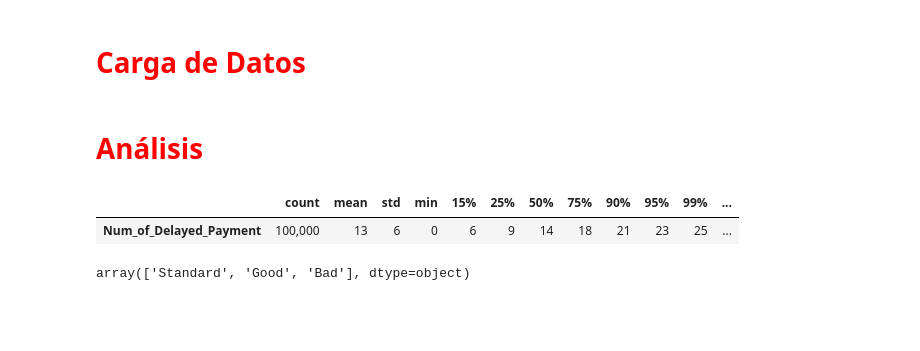
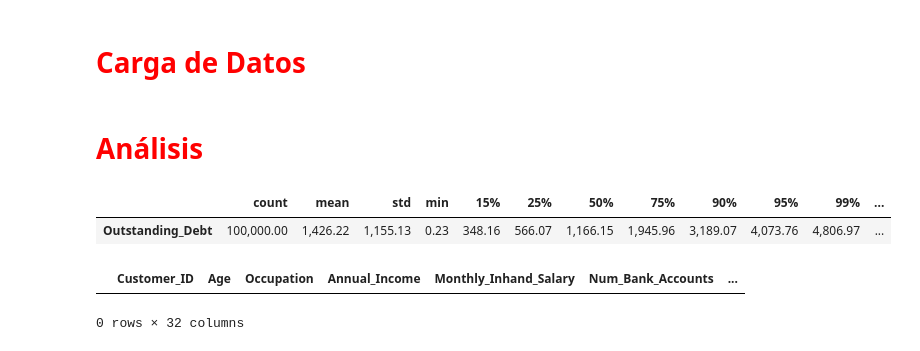
Before and after one commit to adoljc87/SCORE, a Jupyter notebook: notebooks/0_UNIVARIATE_ANALYSIS/14_Outstanding_Debt.ipynb, the cells around one changed output. Drawn from its saved outputs; the diff is of its cells as text; code cells hidden in the pictures; blank space fills up the shorter version.

```diff
--- a/notebooks/0_UNIVARIATE_ANALYSIS/14_Outstanding_Debt.ipynb
+++ b/notebooks/0_UNIVARIATE_ANALYSIS/14_Outstanding_Debt.ipynb
@@ -25,11 +25,12 @@ df = pd.read_csv(get_data_path("Credit_score_cleaned_data.csv"))
 
 plot_histogram(df, 'Outstanding_Debt', figsize=(900, 500))
 # %%
-g(df[['Credit_Mix']].describe(percentiles=[0.15, 0.25, 0.5, 0.75, 0.9, 0.95, 0.99]).transpose(), 0)
+g(df[['Outstanding_Debt']].describe(percentiles=[0.15, 0.25, 0.5, 0.75, 0.9, 0.95, 0.99]).transpose(), 2)
 # %% [output]
 |  | count | mean | std | min | 15% | 25% | 50% | 75% | 90% | 95% | 99% | ... |
-| Num_of_Delayed_Payment | 100,000 | 13 | 6 | 0 | 6 | 9 | 14 | 18 | 21 | 23 | 25 | ... |
+| Outstanding_Debt | 100,000.00 | 1,426.22 | 1,155.13 | 0.23 | 348.16 | 566.07 | 1,166.15 | 1,945.96 | 3,189.07 | 4,073.76 | 4,806.97 | ... |
-# %%
-df['Credit_Mix'].unique()
-# %% [output]
-array(['Standard', 'Good', 'Bad'], dtype=object)
+# %%
+df[df['Outstanding_Debt'] == 0]
+# %% [output]
+|  | Customer_ID | Age | Occupation | Annual_Income | Monthly_Inhand_Salary | Num_Bank_Accounts | ... |
+0 rows × 32 columns
```
Also changed, not shown: parts of 1 cell of this notebook, 2 other files.
